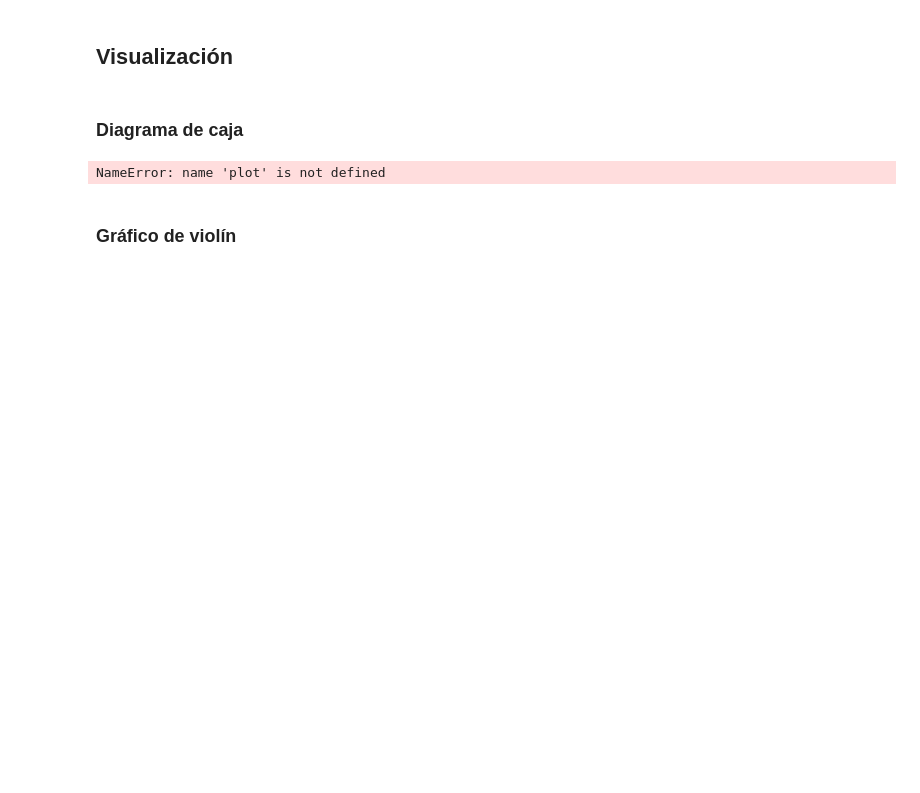
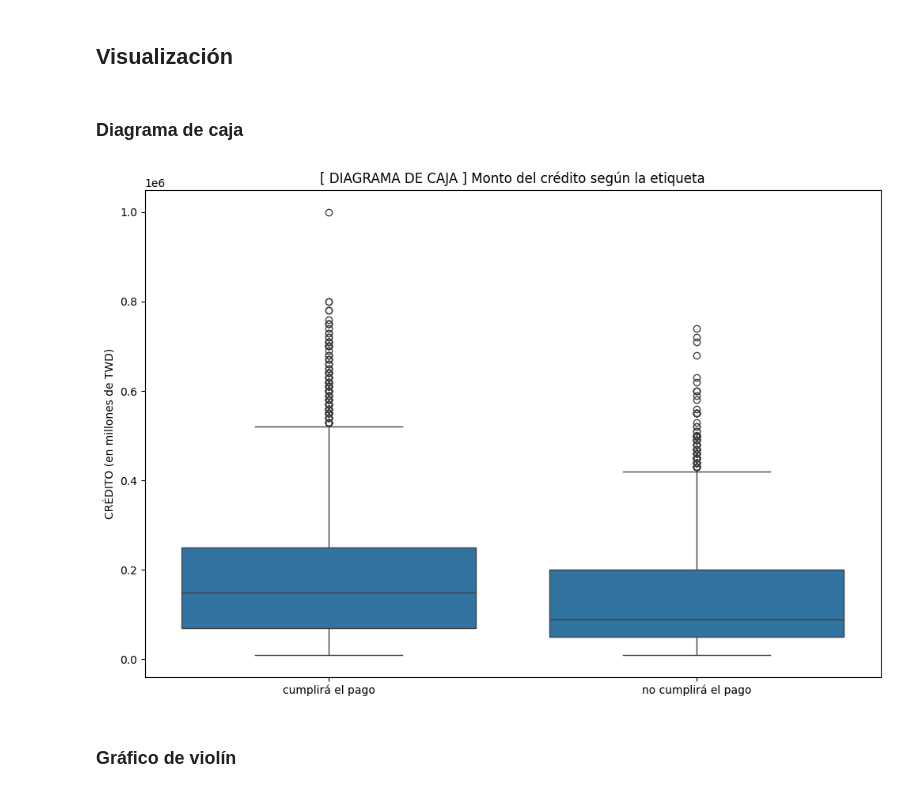
Before and after one commit to JuanCruzArese/TP-Final-ICD, a Jupyter notebook: TP_Final_ICD.ipynb, the cells around one changed output. Drawn from its saved outputs; the diff is of its cells as text; code cells hidden in the pictures; blank space fills up the shorter version.

```diff
--- a/TP_Final_ICD.ipynb
+++ b/TP_Final_ICD.ipynb
@@ -146,12 +155,12 @@ def plot(plot, x, y, title, ticks, labels, ylabel):
 ### Diagrama de caja
 # %%
 plot('box', 'default.payment.next.month', 'LIMIT_BAL',
-     '[ DIAGRAMA DE CAJA ] Etiqueta según el monto del crédito',
+     '[ DIAGRAMA DE CAJA ] Monto del crédito según la etiqueta',
       [0, 1],
       ['cumplirá el pago', 'no cumplirá el pago'],
      'CRÉDITO (en millones de TWD)')
 # %% [output]
-NameError: name 'plot' is not defined
+[figure, added]
 # %% [markdown]
 ### Gráfico de violín
 # %%
```
Also changed, not shown: parts of 8 cells of this notebook.
